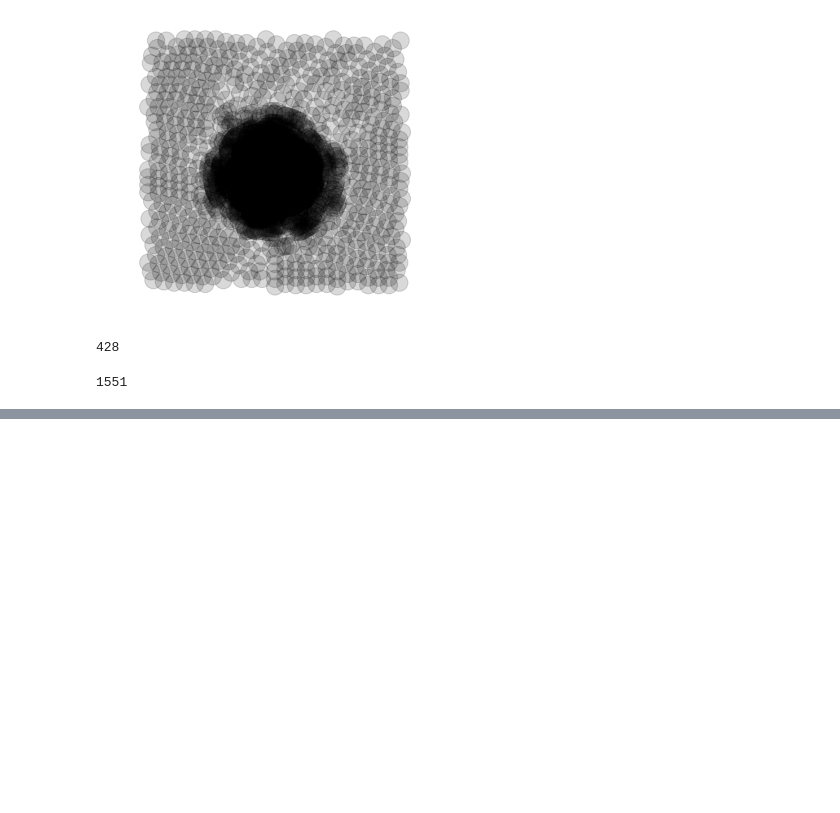
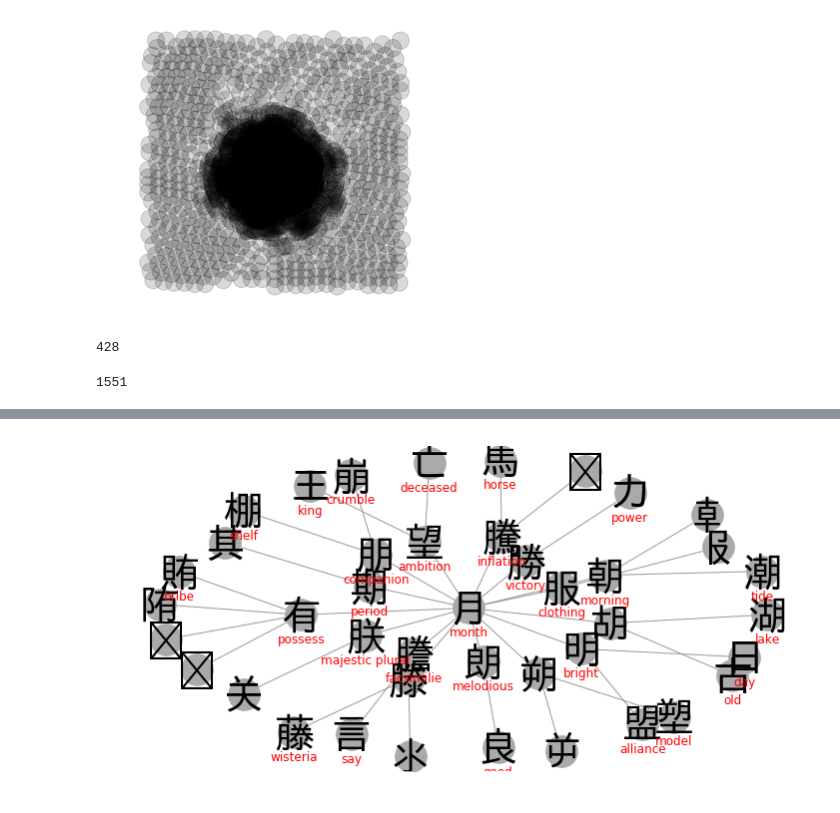
Before and after one commit to mpenkov/nihongo, a Jupyter notebook: demo.ipynb, the cells around one changed output, grey strips where cells are left out. Drawn from its saved outputs; the diff is of its cells as text; code cells hidden in the pictures; blank space fills up the shorter version.

```diff
--- a/demo.ipynb
+++ b/demo.ipynb
@@ -634,0 +682,4 @@ focus(fkw['woman'], model='neato', depth=2)
+# %%
+explore(fkw['month'])
+# %% [output]
+[figure, added]
```
Also changed, not shown: parts of 65 cells of this notebook, 6 other files.
